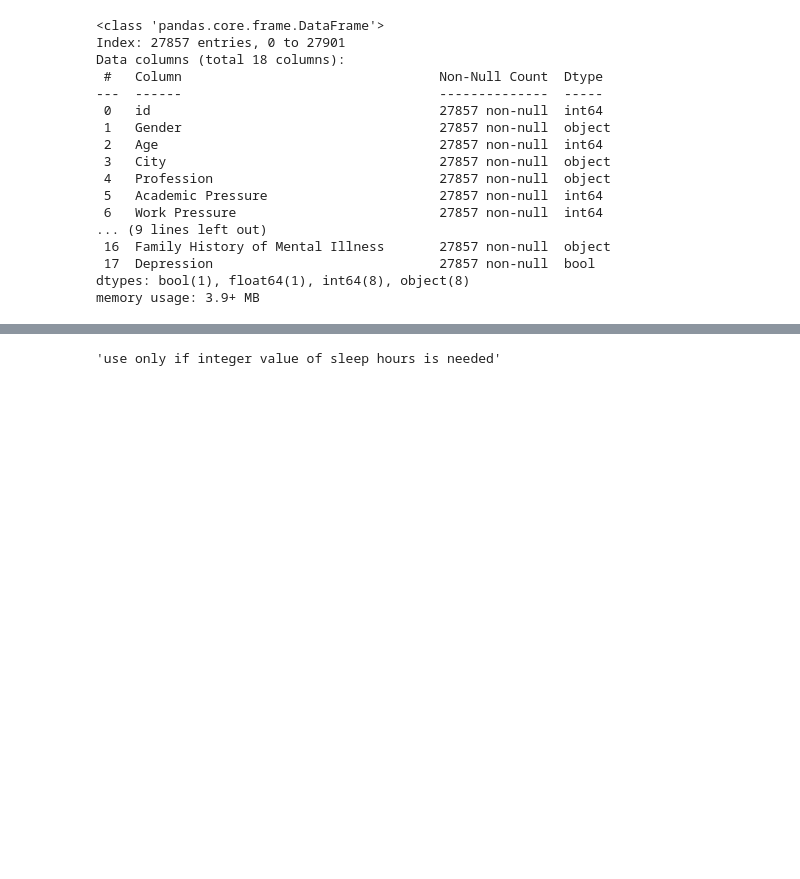
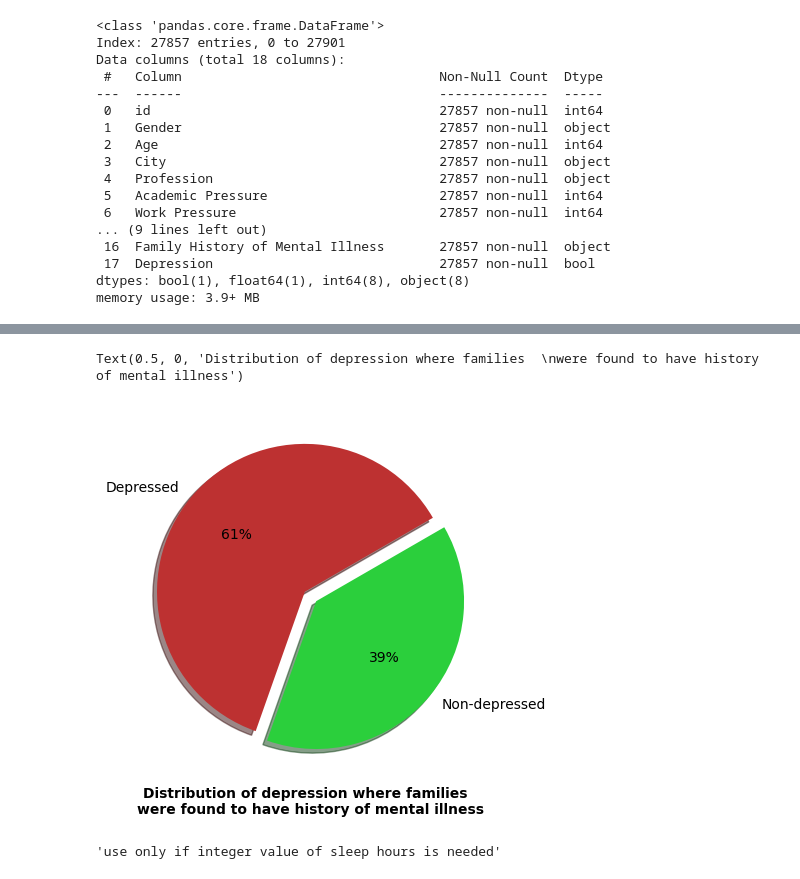
Before and after one commit to gagankumar2488/student_depression_data_analysis, a Jupyter notebook: analysis/analysis_process.ipynb, the cells around one changed output, grey strips where cells are left out. Cells and saved outputs as stored; diff of their text form; code cells hidden in the pictures; blank space fills up the shorter version.

```diff
--- a/analysis/analysis_process.ipynb
+++ b/analysis/analysis_process.ipynb
@@ -57,3 +62,12 @@ df[df['Depression'] == True]['Gender'].value_counts().plot(
+# %%
+plt.pie(df[df['Family History of Mental Illness'] == 'Yes']['Depression'].value_counts(),
+        labels=['Depressed','Non-depressed'], autopct='%1.0f%%', colors= ['#bd3131','#2bcf3c'],
+        explode=explode, shadow=True, startangle = 30)
+plt.xlabel('Distribution of depression where families  \nwere found to have history of mental illness',
+             fontsize=10, color='black', fontweight='bold')
+# %% [output]
+Text(0.5, 0, 'Distribution of depression where families  \nwere found to have history of mental illness')
+[figure, added]
 # %%
 '''use only if integer value of sleep hours is needed'''
 # def sleep_fix(x: str):
```
Also changed, not shown: parts of 2 cells of this notebook.
